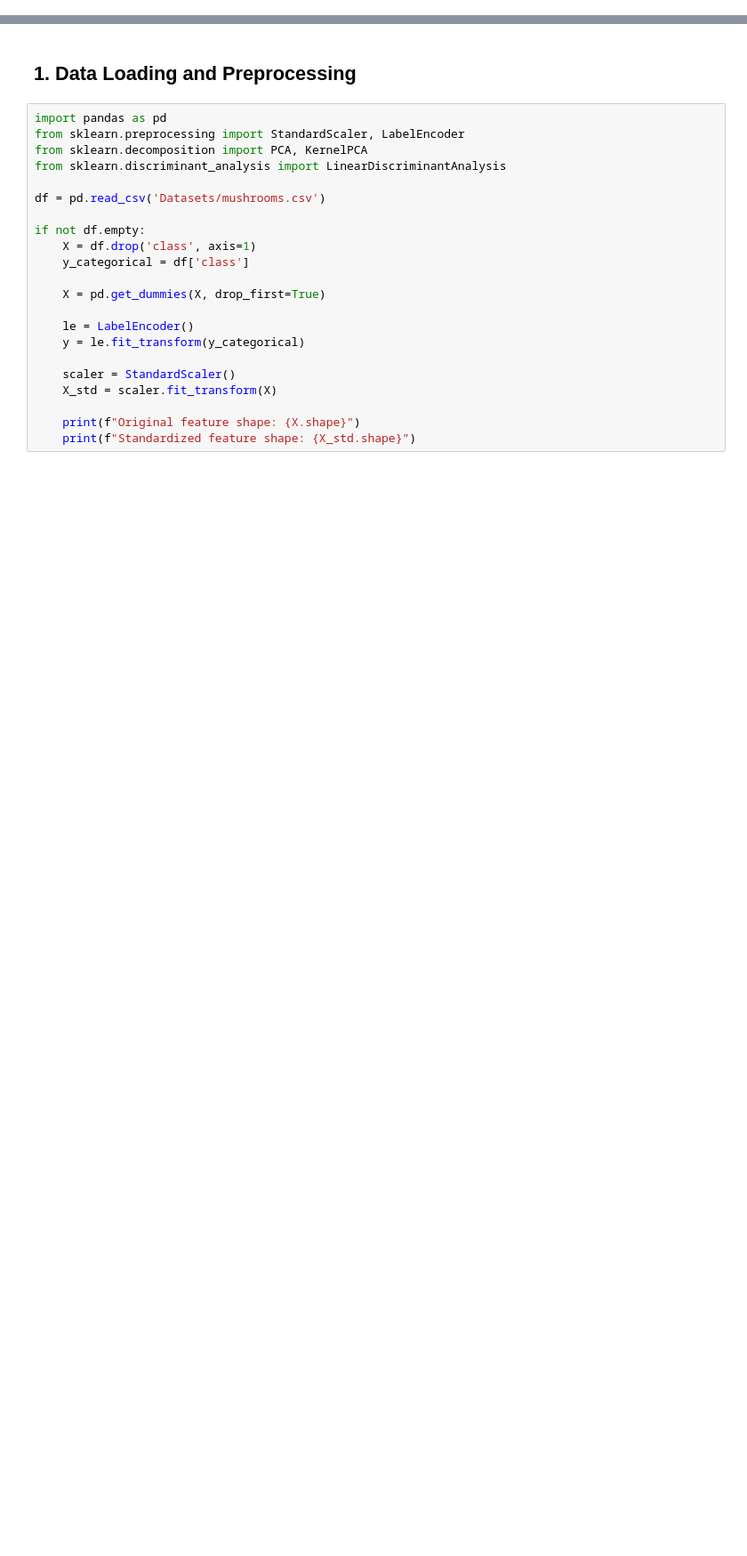
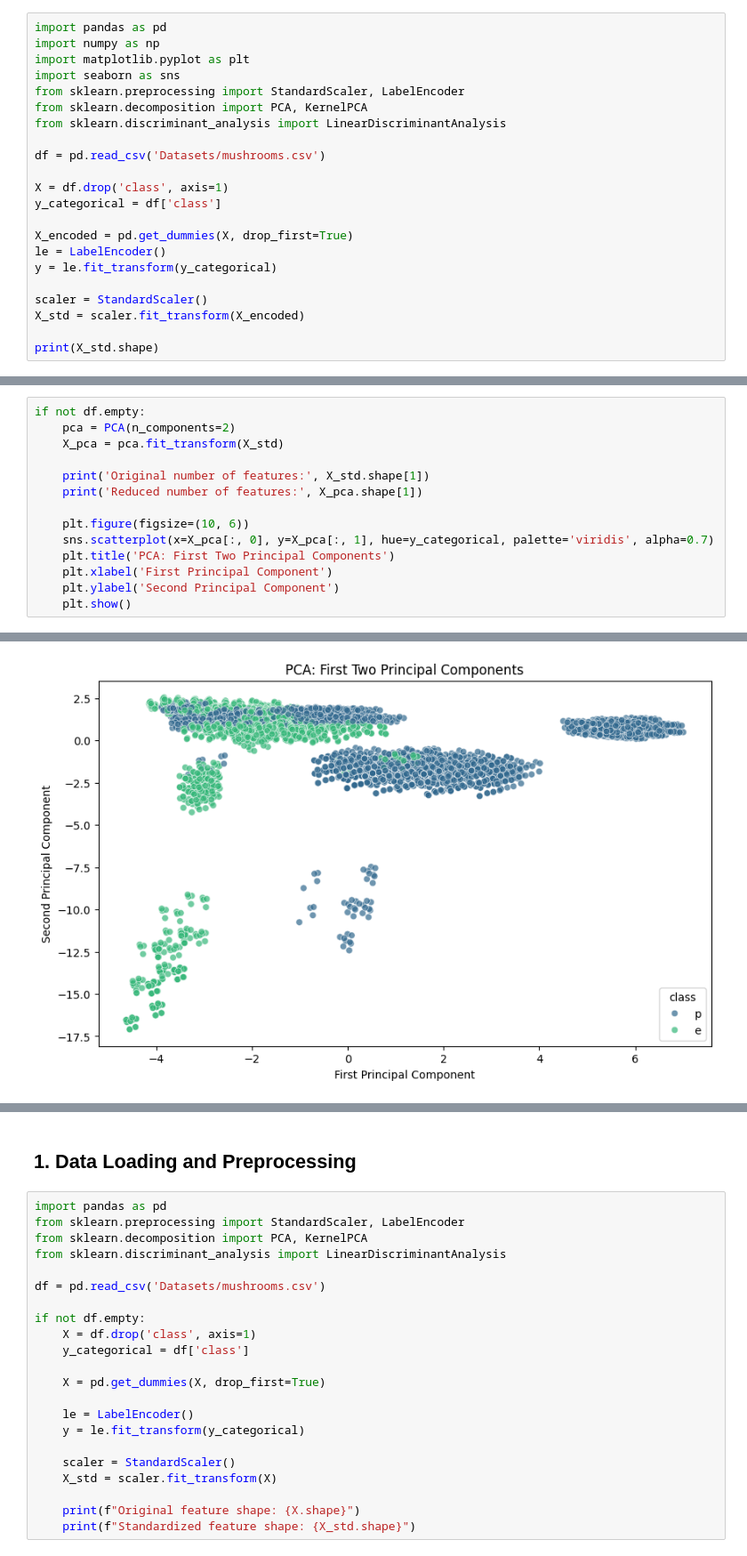
Before and after one commit to ShreerajNDesai/Data-Science-Pracs, a Jupyter notebook: 9. Principal Component Analysis (PCA)/Prac_9.ipynb, the cells around one changed output, grey strips where cells are left out. Shown: that part at 89% size. Drawn from its saved outputs; the diff is of its cells as text; blank space fills up the shorter version.

```diff
--- a/9. Principal Component Analysis (PCA)/Prac_9.ipynb
+++ b/9. Principal Component Analysis (PCA)/Prac_9.ipynb
@@ -10,0 +13,22 @@
+# %%
+import pandas as pd
+import numpy as np
+import matplotlib.pyplot as plt
+import seaborn as sns
+from sklearn.preprocessing import StandardScaler, LabelEncoder
+from sklearn.decomposition import PCA, KernelPCA
+from sklearn.discriminant_analysis import LinearDiscriminantAnalysis
+
+df = pd.read_csv('Datasets/mushrooms.csv')
+
+X = df.drop('class', axis=1)
+y_categorical = df['class']
+
+X_encoded = pd.get_dummies(X, drop_first=True)
+le = LabelEncoder()
+y = le.fit_transform(y_categorical)
+
+scaler = StandardScaler()
+X_std = scaler.fit_transform(X_encoded)
+
+print(X_std.shape)
@@ -10,0 +39,15 @@
+# %%
+if not df.empty:
+    pca = PCA(n_components=2)
+    X_pca = pca.fit_transform(X_std)
+
+    print('Original number of features:', X_std.shape[1])
+    print('Reduced number of features:', X_pca.shape[1])
+
+    plt.figure(figsize=(10, 6))
+    sns.scatterplot(x=X_pca[:, 0], y=X_pca[:, 1], hue=y_categorical, palette='viridis', alpha=0.7)
+    plt.title('PCA: First Two Principal Components')
+    plt.xlabel('First Principal Component')
+    plt.ylabel('Second Principal Component')
+    plt.show()
+# %% [output]
@@ -10,0 +56 @@
+[figure, added]
```
Also changed, not shown: parts of 13 cells of this notebook.
